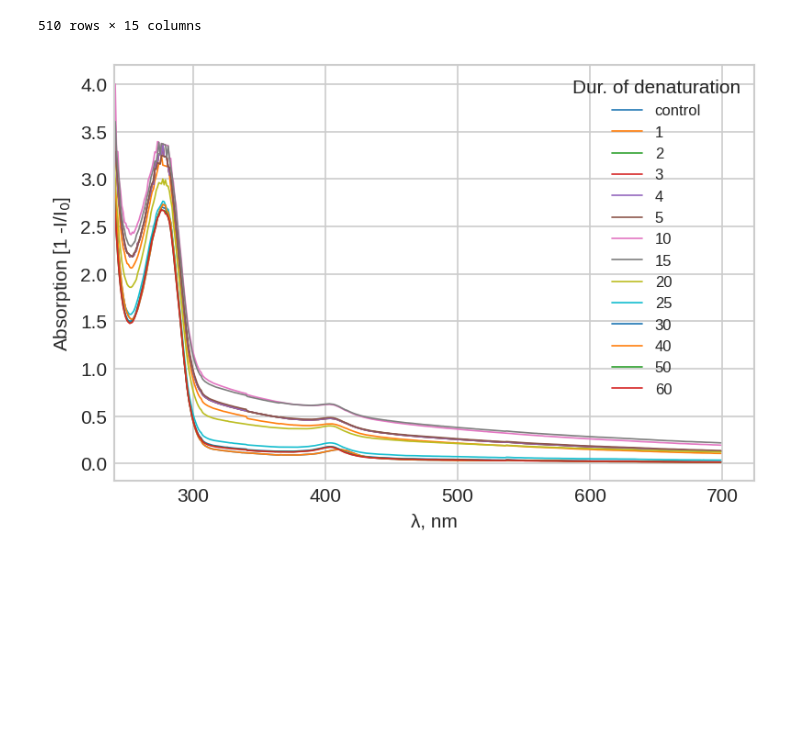
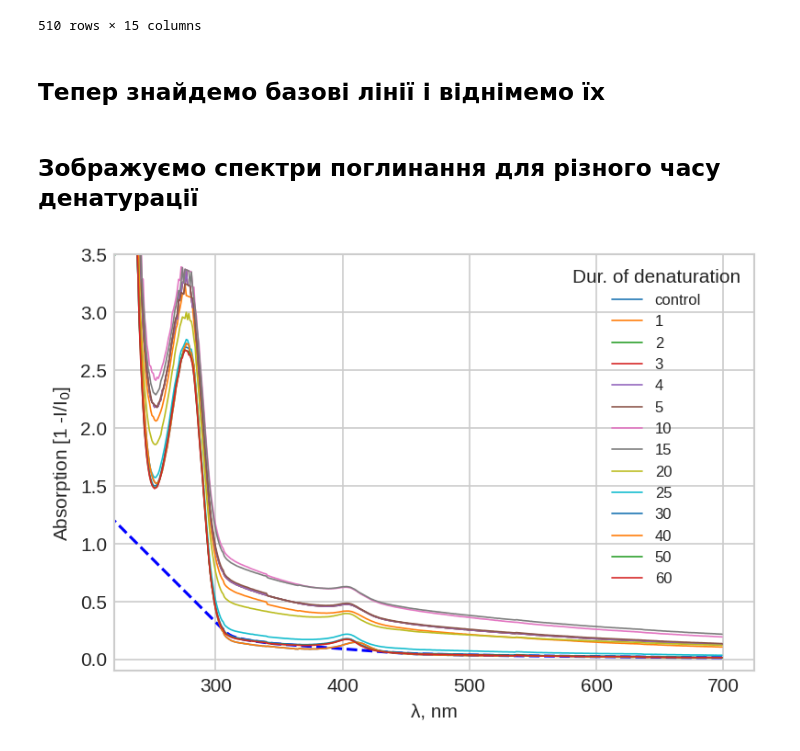
Before and after one commit to platycristate/BiophysicsLabs, a Jupyter notebook: denaturation/denaturation_analysis.ipynb, the cells around one changed output. Saved outputs shown, nothing was run; the diff lists cells and outputs as text; code cells hidden in the pictures; blank space fills up the shorter version.

Commit message:
added removal of baseline

```diff
--- a/denaturation/denaturation_analysis.ipynb
+++ b/denaturation/denaturation_analysis.ipynb
@@ -50,14 +52,26 @@ spect
 | 508 | 191.0 | 3.526 | 4.000 | 2.827 | 4.000 | 2.827 | 3.526 | 4.000 | 3.225 | 2.924 | 4.000 | ... |
 | 509 | 190.0 | 3.408 | 4.000 | 2.709 | 4.000 | 2.806 | 3.408 | 4.000 | 3.107 | 2.806 | 4.000 | ... |
 510 rows × 15 columns
+# %% [markdown]
+## Тепер знайдемо базові лінії і віднімемо їх
+# %%
+spect_align = spect.copy()
+absor_align = BaselineRemoval(np.array(spect_align[60])).ZhangFit(itermax=10**3)
+baseline = np.array(spect_align[60]) - absor_align
+for col in spect_align.columns[1:]:
+    spect_align[col] -= baseline
+# %% [markdown]
+## Зображуємо спектри поглинання для різного часу денатурації
 # %%
 plt.figure(dpi=150);
 plt.plot(spect['lambda, nm'], spect['control'], lw=0.8, label='control')
+plt.plot(spect['lambda, nm'], baseline, '--b')
 for i in time:
     plt.plot(spect['lambda, nm'], spect[i], lw=0.8, label=i)
 plt.legend(title='Dur. of denaturation', fontsize=8);
 plt.xlabel('λ, nm');
-plt.xlim(240, )
+plt.xlim(220, )
+plt.ylim(-0.1, 3.5)
 plt.ylabel('Absorption [1 -I/I$_0$]');
 # %% [output]
-[figure, old version]
+[figure, new version]
```
Also changed, not shown: parts of 2 cells of this notebook.
